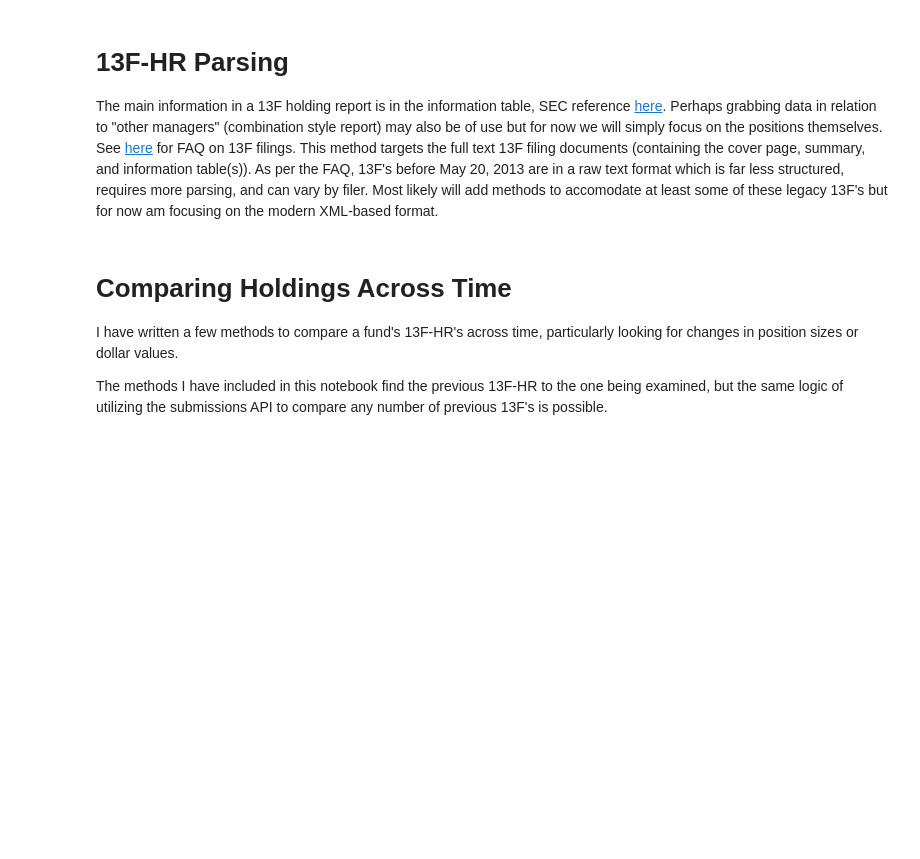
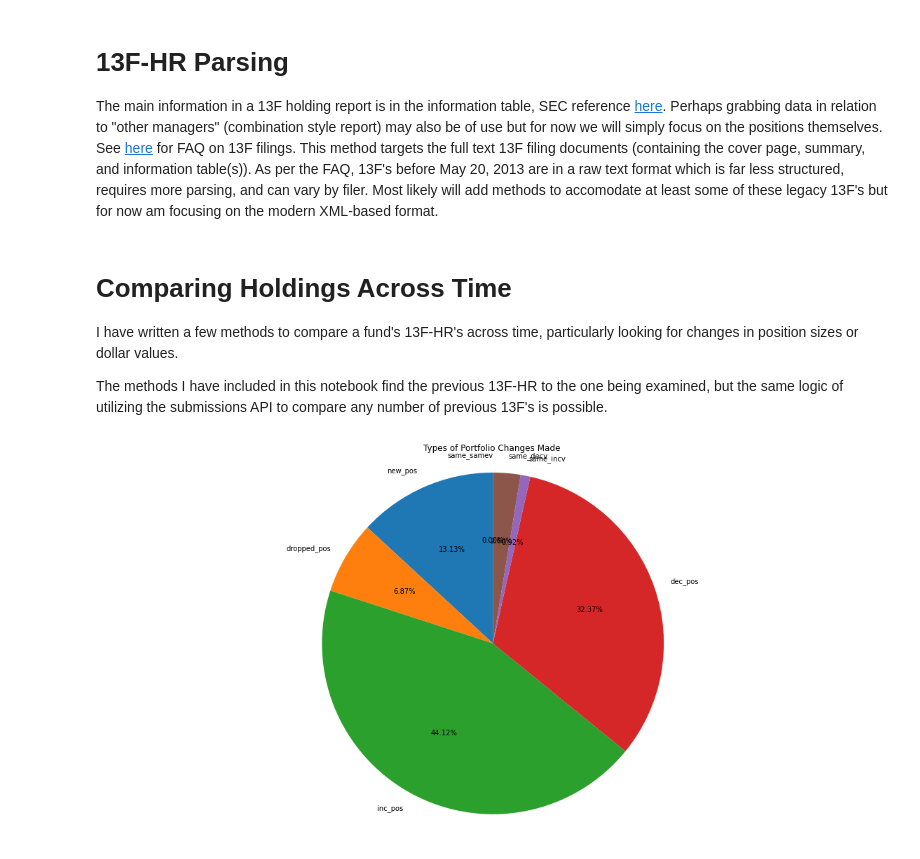
Before and after one commit to cchummer/sec-api, a Jupyter notebook: 13f_parsing.ipynb, the cells around one changed output. Drawn from its saved outputs; the diff is of its cells as text; code cells hidden in the pictures; blank space fills up the shorter version.

```diff
--- a/13f_parsing.ipynb
+++ b/13f_parsing.ipynb
@@ -385,3 +385,31 @@ if prev_holdings_path:
 
   holdings_changes = compare_two_position_lists(current_holdings, prev_holdings)
   display(holdings_changes)
+# %%
+# POC visualizing types of changes between two 13F-HR's, simple pie chart
+import matplotlib.pyplot as plt
+
+cik = "0001715593"
+current_holdings_date = "20221004" # In format found on master daily index (idx) files, ISO without dashes
+current_holdings = info_table_from_fulltxt("https://www.sec.gov/Archives/edgar/data/0001715593/0001715593-22-000005.txt")
+
+prev_holdings_path = find_previous_hr(cik, current_holdings_date)
+if prev_holdings_path:
+  prev_holdings = info_table_from_fulltxt(prev_holdings_path)
+
+  # Get changes
+  holdings_changes = compare_two_position_lists(current_holdings, prev_holdings)
+
+
+
+  # Count changes of each type
+  change_counts = [len(x) for x in list(holdings_changes.values())]
+  change_labels = list(holdings_changes.keys())
+
+  plt.rcParams["figure.figsize"] = (20,10) # Set default figure size
+  plt.pie(change_counts, labels = change_labels, startangle = 90, autopct = "%1.2f%%")
+  plt.axis("equal")
+  plt.title("Types of Portfolio Changes Made")
+  plt.show()
+# %% [output]
+[figure, added]
```
